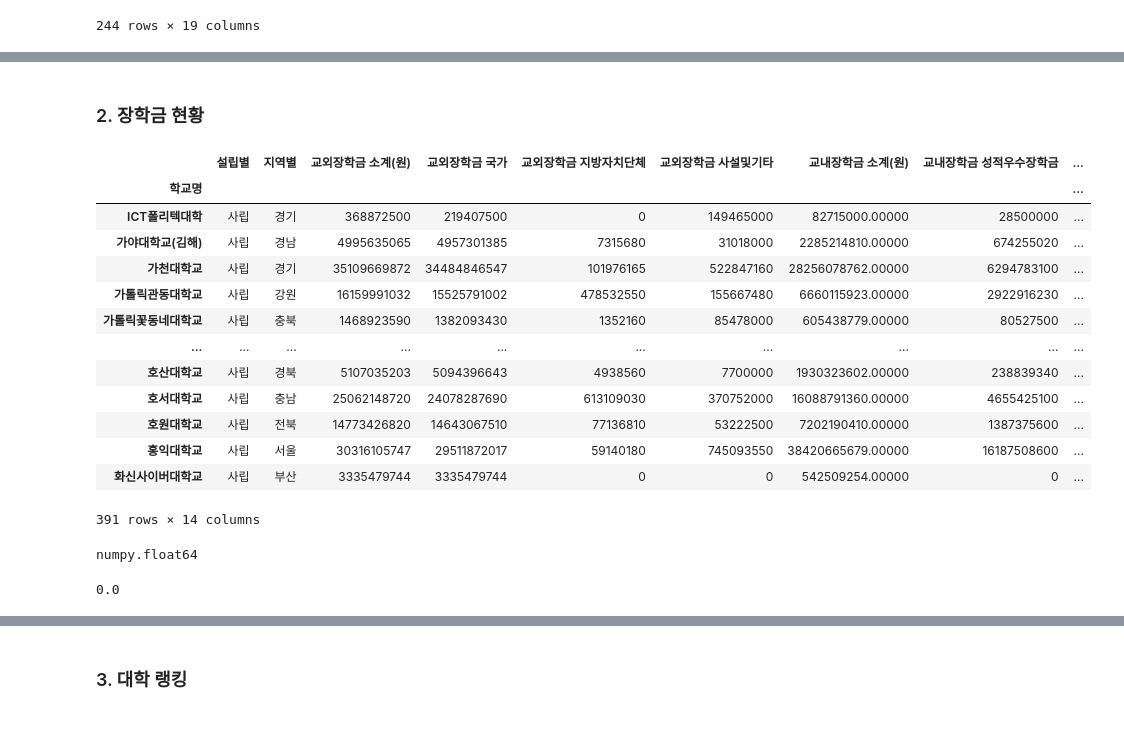
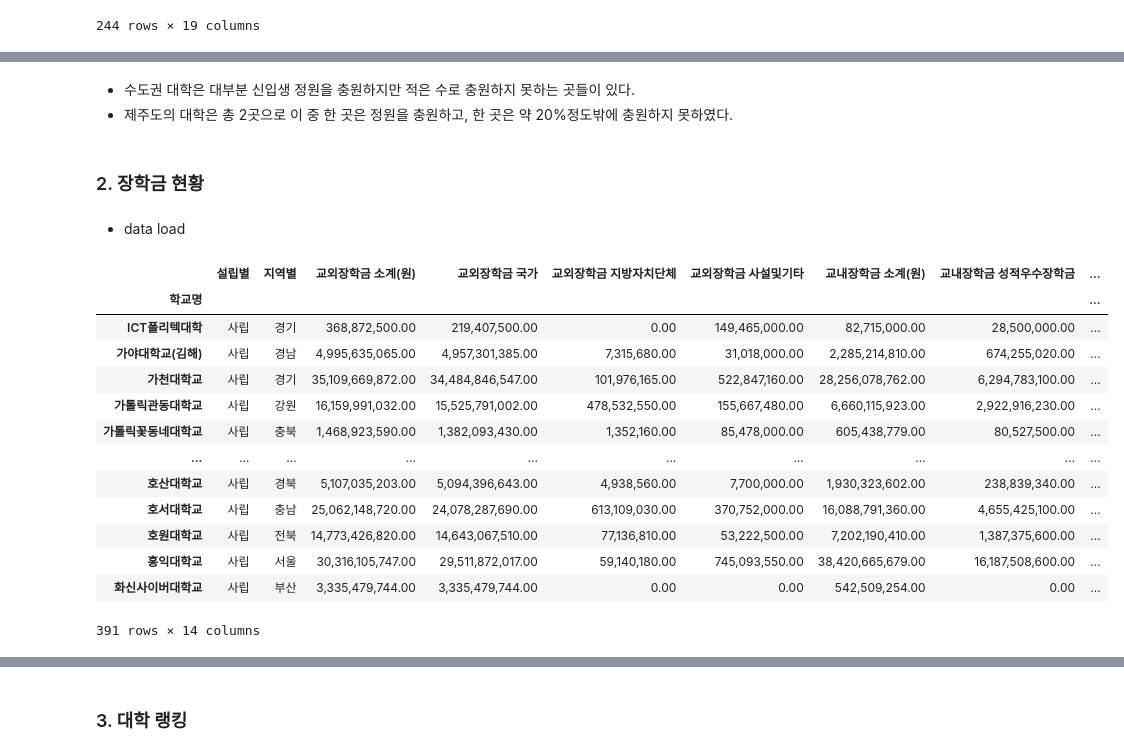
Before and after one commit to seyeon-shijuan/birth-rate-to-universities-visualization, a Jupyter notebook: notebook/individual_notebooks/SeyeonPark_universities_rank_analysis.ipynb, the cells around one changed output, grey strips where cells are left out. Drawn from its saved outputs; the diff is of its cells as text; code cells hidden in the pictures; blank space fills up the shorter version.

```diff
--- a/notebook/individual_notebooks/SeyeonPark_universities_rank_analysis.ipynb
+++ b/notebook/individual_notebooks/SeyeonPark_universities_rank_analysis.ipynb
@@ -7,8 +10,9 @@ import seaborn as sns
-# %%
-pd.options.display.float_format = '{:.5f}'.format
-sns.set(font="Malgun Gothic",
-        rc={"axes.unicode_minus":False},
-        style='darkgrid')
+# %%
+# pd.options.display.float_format = '{:.5f}'.format
+pd.options.display.float_format = '{:,.2f}'.format
+sns.set(font="Malgun Gothic",
+        rc={"axes.unicode_minus":False},
+        style='darkgrid')
 # %% [markdown]
 ## Ⅰ. 2023년 현재 기준 대학 진학 인구 및 대학 분석
 # %% [markdown]
@@ -275,29 +195,42 @@ sns.histplot(data=e_jeju,x=e_jeju['정원내 신입생 충원율(%) (D/B) × 100
+# %% [markdown]
+- 수도권 대학은 대부분 신입생 정원을 충원하지만 적은 수로 충원하지 못하는 곳들이 있다.
+- 제주도의 대학은 총 2곳으로 이 중 한 곳은 정원을 충원하고, 한 곳은 약 20%정도밖에 충원하지 못하였다.
 # %% [markdown]
 ### 2. 장학금 현황
+# %% [markdown]
+- data load
 # %%
 df_scholarship = pd.read_csv('./data/university_scholarship_2022.csv', index_col=0, encoding='cp949')
+#into to float
+df_scholarship = df_scholarship.astype({
+                '교외장학금 소계(원)':'float',
+                 '교외장학금 국가':'float',
+                 '교외장학금 지방자치단체':'float',
+                 '교외장학금 사설및기타':'float',
+                 '교내장학금 소계(원)':'float',
+                 '교내장학금 성적우수장학금':'float',
+                 '교내장학금 저소득층장학금':'float',
+                 '교내장학금 근로장학금':'float',
+                 '교내장학금 재난장학금':'float',
+                 '교내장학금 교직원장학금':'float',
+                 '교내장학금 기타장학금':'float',
+                 '총계(원)':'float'
+               })
+df_scholarship = df_scholarship.replace(np.nan, 0)
+# print(df_scholarship.dtypes)
 df_scholarship
 # %% [output]
 |  | 설립별 | 지역별 | 교외장학금 소계(원) | 교외장학금 국가 | 교외장학금 지방자치단체 | 교외장학금 사설및기타 | 교내장학금 소계(원) | 교내장학금 성적우수장학금 | ... |
 | 학교명 |  |  |  |  |  |  |  |  | ... |
-| ICT폴리텍대학 | 사립 | 경기 | 368872500 | 219407500 | 0 | 149465000 | 82715000.00000 | 28500000 | ... |
-| 가야대학교(김해) | 사립 | 경남 | 4995635065 | 4957301385 | 7315680 | 31018000 | 2285214810.00000 | 674255020 | ... |
-| 가천대학교 | 사립 | 경기 | 35109669872 | 34484846547 | 101976165 | 522847160 | 28256078762.00000 | 6294783100 | ... |
-| 가톨릭관동대학교 | 사립 | 강원 | 16159991032 | 15525791002 | 478532550 | 155667480 | 6660115923.00000 | 2922916230 | ... |
-| 가톨릭꽃동네대학교 | 사립 | 충북 | 1468923590 | 1382093430 | 1352160 | 85478000 | 605438779.00000 | 80527500 | ... |
+| ICT폴리텍대학 | 사립 | 경기 | 368,872,500.00 | 219,407,500.00 | 0.00 | 149,465,000.00 | 82,715,000.00 | 28,500,000.00 | ... |
+| 가야대학교(김해) | 사립 | 경남 | 4,995,635,065.00 | 4,957,301,385.00 | 7,315,680.00 | 31,018,000.00 | 2,285,214,810.00 | 674,255,020.00 | ... |
+| 가천대학교 | 사립 | 경기 | 35,109,669,872.00 | 34,484,846,547.00 | 101,976,165.00 | 522,847,160.00 | 28,256,078,762.00 | 6,294,783,100.00 | ... |
+| 가톨릭관동대학교 | 사립 | 강원 | 16,159,991,032.00 | 15,525,791,002.00 | 478,532,550.00 | 155,667,480.00 | 6,660,115,923.00 | 2,922,916,230.00 | ... |
+| 가톨릭꽃동네대학교 | 사립 | 충북 | 1,468,923,590.00 | 1,382,093,430.00 | 1,352,160.00 | 85,478,000.00 | 605,438,779.00 | 80,527,500.00 | ... |
 | ... | ... | ... | ... | ... | ... | ... | ... | ... | ... |
-| 호산대학교 | 사립 | 경북 | 5107035203 | 5094396643 | 4938560 | 7700000 | 1930323602.00000 | 238839340 | ... |
-| 호서대학교 | 사립 | 충남 | 25062148720 | 24078287690 | 613109030 | 370752000 | 16088791360.00000 | 4655425100 | ... |
-| 호원대학교 | 사립 | 전북 | 14773426820 | 14643067510 | 77136810 | 53222500 | 7202190410.00000 | 1387375600 | ... |
-| 홍익대학교 | 사립 | 서울 | 30316105747 | 29511872017 | 59140180 | 745093550 | 38420665679.00000 | 16187508600 | ... |
-| 화신사이버대학교 | 사립 | 부산 | 3335479744 | 3335479744 | 0 | 0 | 542509254.00000 | 0 | ... |
+| 호산대학교 | 사립 | 경북 | 5,107,035,203.00 | 5,094,396,643.00 | 4,938,560.00 | 7,700,000.00 | 1,930,323,602.00 | 238,839,340.00 | ... |
+| 호서대학교 | 사립 | 충남 | 25,062,148,720.00 | 24,078,287,690.00 | 613,109,030.00 | 370,752,000.00 | 16,088,791,360.00 | 4,655,425,100.00 | ... |
+| 호원대학교 | 사립 | 전북 | 14,773,426,820.00 | 14,643,067,510.00 | 77,136,810.00 | 53,222,500.00 | 7,202,190,410.00 | 1,387,375,600.00 | ... |
+| 홍익대학교 | 사립 | 서울 | 30,316,105,747.00 | 29,511,872,017.00 | 59,140,180.00 | 745,093,550.00 | 38,420,665,679.00 | 16,187,508,600.00 | ... |
+| 화신사이버대학교 | 사립 | 부산 | 3,335,479,744.00 | 3,335,479,744.00 | 0.00 | 0.00 | 542,509,254.00 | 0.00 | ... |
 391 rows × 14 columns
-# %%
-type(df_s.loc['한국폴리텍 V 대학 순천캠퍼스']['교내장학금 소계(원)'])
-# %% [output]
-numpy.float64
-# %%
-tmp_ = df_scholarship.replace(np.nan,0)
-(tmp_.loc['한국폴리텍 V 대학 순천캠퍼스']['교내장학금 소계(원)'])
-# %% [output]
-0.0
```
Also changed, not shown: parts of 93 cells of this notebook, 7 other files.
